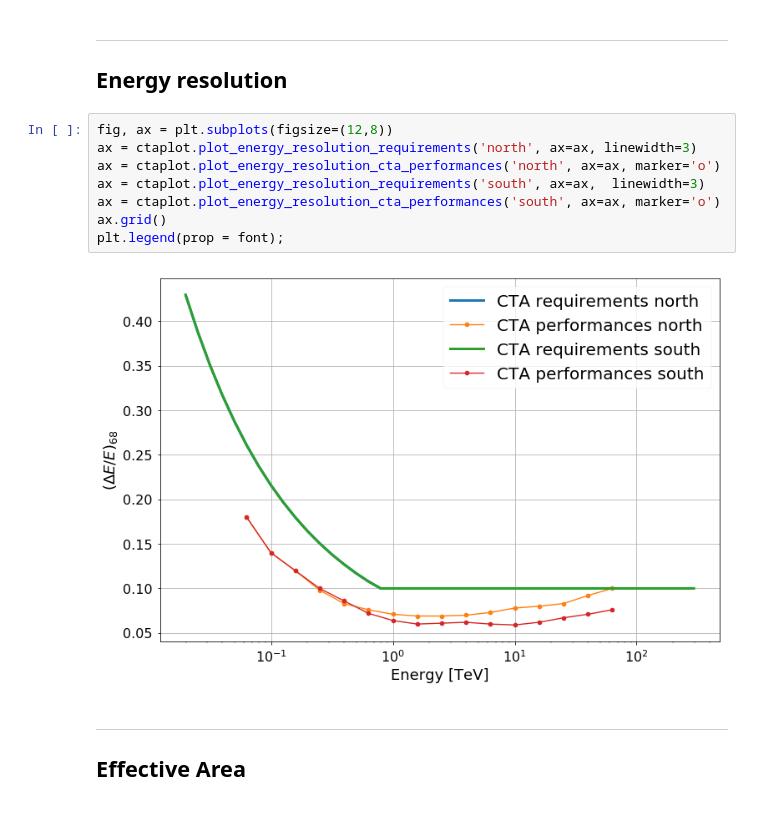
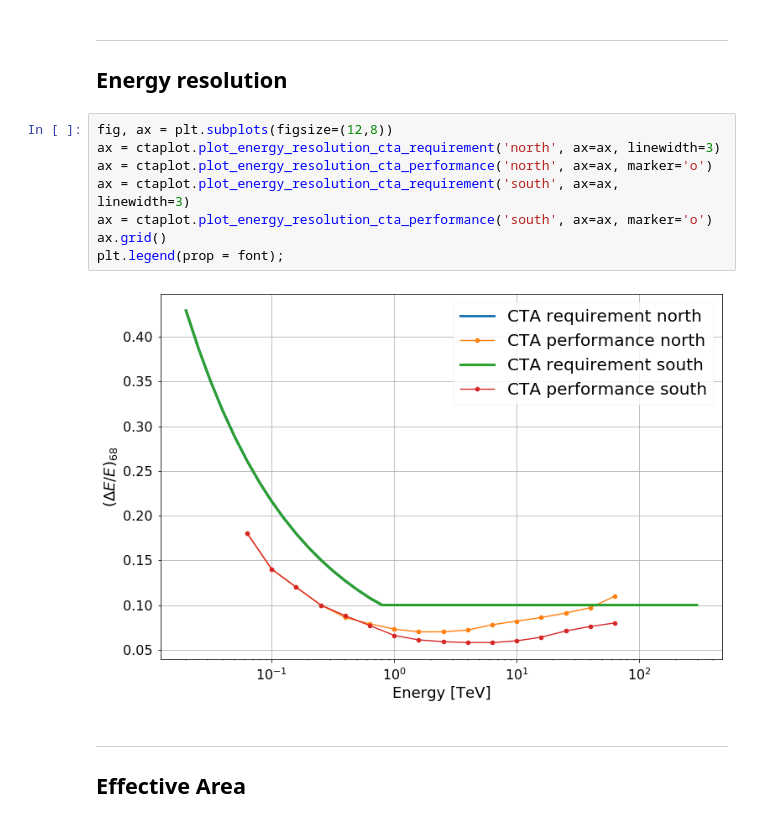
Before and after one commit to cta-observatory/ctaplot, a Jupyter notebook: examples/notebooks/plot_cta_irf.ipynb, the cells around one changed output. Drawn from its saved outputs; the diff is of its cells as text.

Commit message:
fixing notebook plott_cta_irf with new API

```diff
--- a/examples/notebooks/plot_cta_irf.ipynb
+++ b/examples/notebooks/plot_cta_irf.ipynb
@@ -30,14 +30,14 @@ plt.legend(prop = font);
 ## Energy resolution
 # %%
 fig, ax = plt.subplots(figsize=(12,8))
-ax = ctaplot.plot_energy_resolution_requirements('north', ax=ax, linewidth=3)
-ax = ctaplot.plot_energy_resolution_cta_performances('north', ax=ax, marker='o')
-ax = ctaplot.plot_energy_resolution_requirements('south', ax=ax,  linewidth=3)
-ax = ctaplot.plot_energy_resolution_cta_performances('south', ax=ax, marker='o')
+ax = ctaplot.plot_energy_resolution_cta_requirement('north', ax=ax, linewidth=3)
+ax = ctaplot.plot_energy_resolution_cta_performance('north', ax=ax, marker='o')
+ax = ctaplot.plot_energy_resolution_cta_requirement('south', ax=ax,  linewidth=3)
+ax = ctaplot.plot_energy_resolution_cta_performance('south', ax=ax, marker='o')
 ax.grid()
 plt.legend(prop = font);
 # %% [output]
-[figure, old version]
+[figure, new version]
 # %% [markdown]
 ----
 ## Effective Area
```
Also changed, not shown: parts of 4 cells of this notebook.
